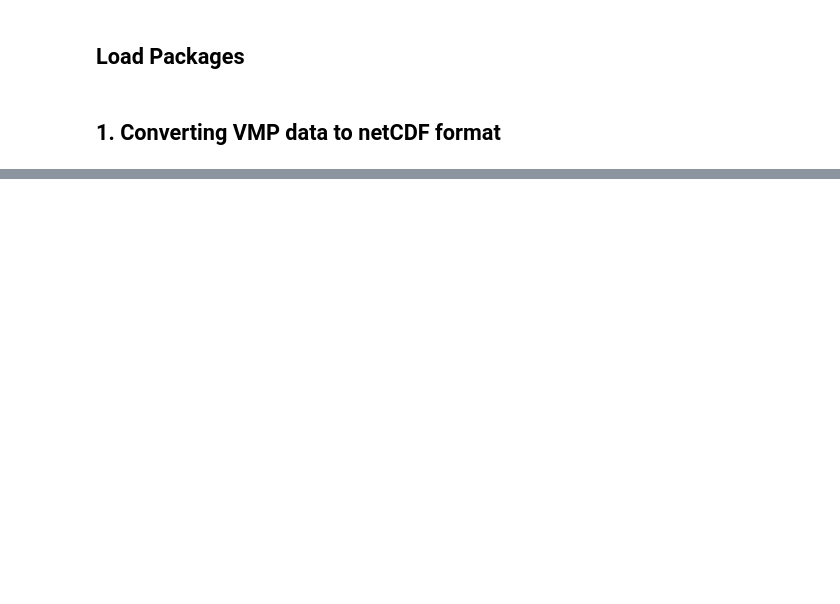
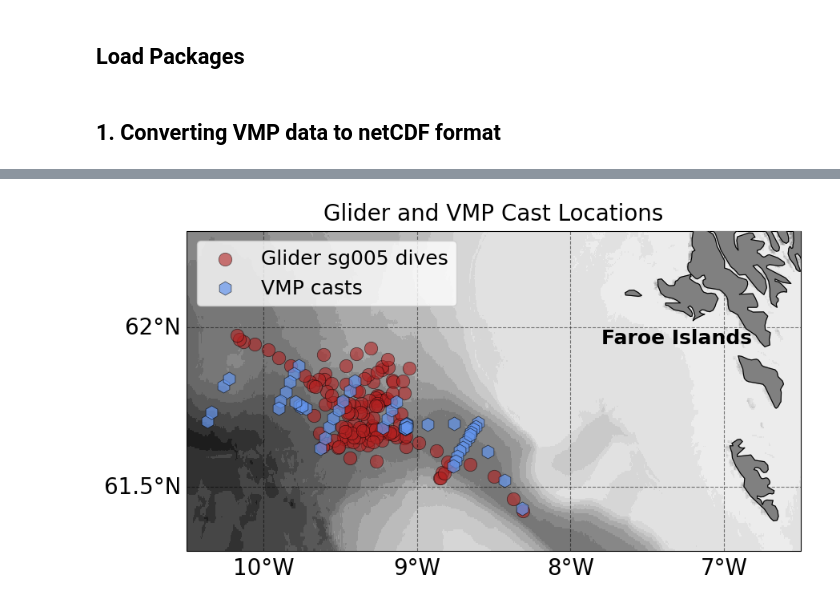
Before and after one commit to tillmrtz/dissipationIFR, a Jupyter notebook: notebooks/compare_LEM_VMP.ipynb, the cells around one changed output, grey strips where cells are left out. Saved outputs shown, nothing was run; the diff lists cells and outputs as text; code cells hidden in the pictures; blank space fills up the shorter version.

```diff
--- a/notebooks/compare_LEM_VMP.ipynb
+++ b/notebooks/compare_LEM_VMP.ipynb
@@ -40,0 +77,82 @@ Data variables:
+# %%
+# Apply glider mask for better comparison with VMP data
+excluded_casts = [93, 146, 75, 76, 85, 187, 188, 189, 190]
+glider_mask = ((glider.LATITUDE.values > 60) & (glider.LATITUDE.values < 61.98)
+    & (glider.TIME.values >= np.datetime64("2008-06-06T20:00")) & (glider.TIME.values <= np.datetime64("2008-07-22T10:00"))
+    & (~glider.CAST.isin(excluded_casts))
+)
+glider = glider.sel(N_MEASUREMENTS=glider_mask)
+
+# Remove the first sixteen VMP profiles and keep only deep measurements
+vmp_mask = ((VMP.PROFILE_NUMBER.values >= 16) & (VMP.BATHYMETRY.values <= -700))
+VMP = VMP.sel(N_MEASUREMENTS=vmp_mask)
+# %%
+latitudes = glider.LATITUDE.groupby(glider.CAST).mean().values
+longitudes = glider.LONGITUDE.groupby(glider.CAST).mean().values
+times = glider.TIME.groupby(glider.CAST).mean().values
+profile_numbers = glider.CAST.groupby(glider.CAST).mean().values
+
+ # Data to plot
+VMP_lat = VMP.LATITUDE.groupby(VMP.PROFILE_NUMBER).mean().values
+VMP_lon = VMP.LONGITUDE.groupby(VMP.PROFILE_NUMBER).mean().values
+
+# Set the colorbar mode: either 'TIME' or 'PROFILES'
+#color_mode = 'TIME'
+
+map_kw = ccrs.PlateCarree()
+# Prepare figure and axis
+with plt.style.context(plotting_style):
+    fig, ax = plt.subplots(subplot_kw={"projection": map_kw}, figsize=(9, 5))
+
+    # Bounding box
+    lon_min, lon_max = -10.5, -6.5
+    lat_min, lat_max = 61.3, 62.3
+    ax.set_extent([lon_min, lon_max, lat_min, lat_max], crs=map_kw)
+    ax.set_aspect("auto")
+
+    # Bathymetry background
+    bath = bathymetry.sel(lon=slice(lon_min, lon_max), lat=slice(lat_min, lat_max))
+    levels, contour_levels, max_level = tools.get_bathymetry_levels(bath,level_spacing=100)
+    print(levels)
+    base_cmap = plt.get_cmap("Greys")
+    cmap_bath = mcolors.LinearSegmentedColormap.from_list("dark_greys", base_cmap(np.linspace(0.15, 0.9, len(levels))))
+    norm = mcolors.BoundaryNorm(boundaries=levels, ncolors=cmap_bath.N)
+    ax.pcolormesh(
+        bath.lon, bath.lat, abs(bath.elevation.values),
+        cmap=cmap_bath, norm=norm, transform=ccrs.PlateCarree(), zorder=1
+    )
+
+    # Glider scatter
+    ax.scatter(
+        longitudes, latitudes,alpha=0.6,
+        color="firebrick", s=140, marker='o', label="Glider sg005 dives", edgecolors="black", linewidths=0.5
+    )
+
+    ax.scatter(
+        VMP_lon, VMP_lat,alpha=0.7,
+        color="cornflowerblue", s=150, marker='h', label="VMP casts", edgecolors="black", linewidths=0.5
+    )
+
+    # Final plot settings
+    ax.legend(loc='upper left', fontsize=18)
+
+    ax.add_feature(cfeature.LAND, color="gray", zorder=10)
+    ax.add_feature(cfeature.COASTLINE, linewidth=0.8, zorder=11)
+
+    # Gridlines
+    gl = ax.gridlines(draw_labels=True, color="black", alpha=0.5, linestyle="--")
+    gl.xlocator = mticker.FixedLocator([-11, -10, -9 , -8,-7, -6])
+    gl.ylocator = mticker.FixedLocator([61.5, 62])
+    #### make ticks bigger
+    gl.xlabel_style = {'size': 20}
+    gl.ylabel_style = {'size': 20}
+    gl.top_labels = False
+    gl.right_labels = False
+
+    ax.text(x=-7.8, y=61.95, s="Faroe Islands", fontsize= 18,weight='bold',zorder = 100)
+
+plt.title("Glider and VMP Cast Locations", fontsize=20, pad = 10)
+plt.tight_layout()
+plt.grid()
+plt.show()
+# %% [output]
@@ -40,0 +161 @@ Data variables:
+[figure, added]
```
Also changed, not shown: parts of 11 cells of this notebook, 4 other files.
